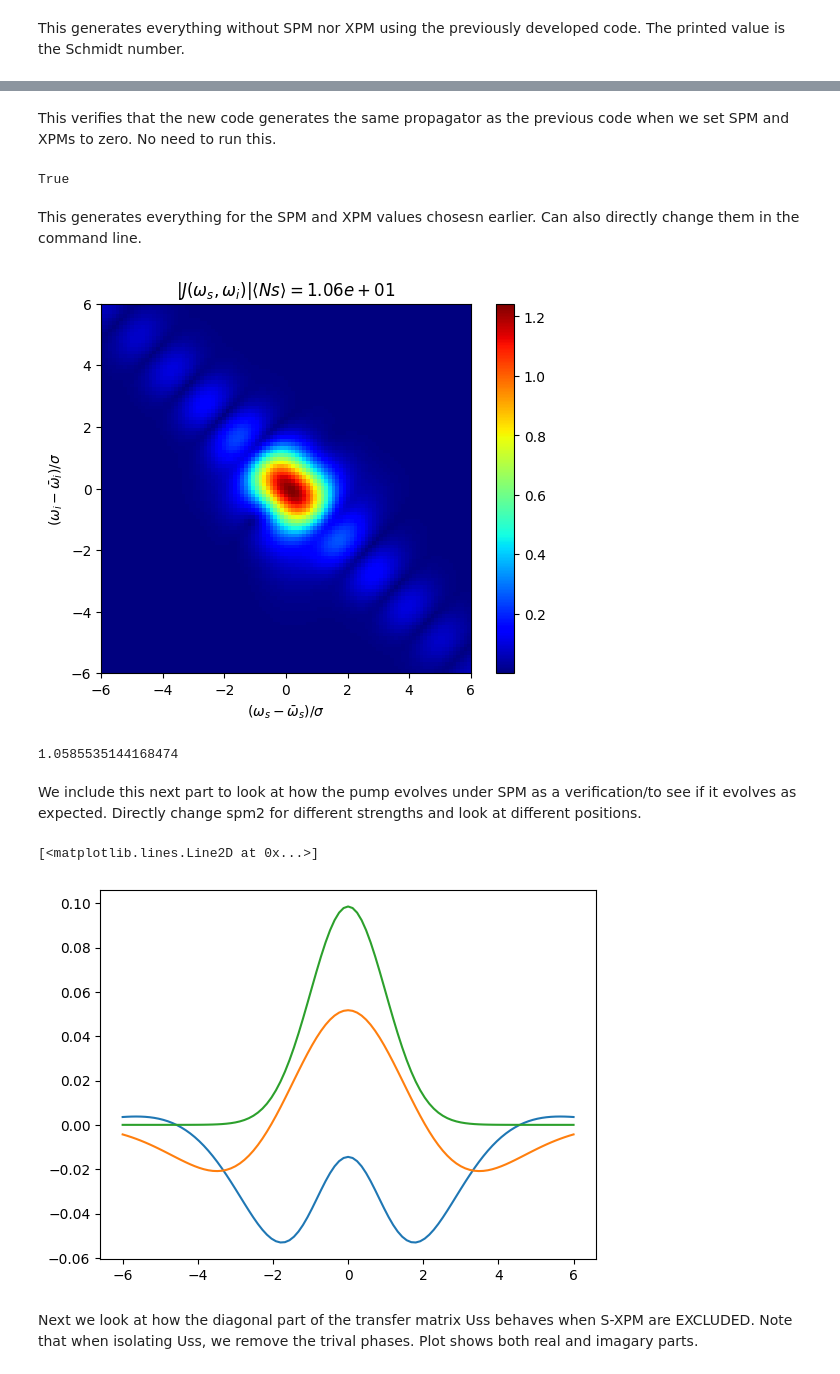
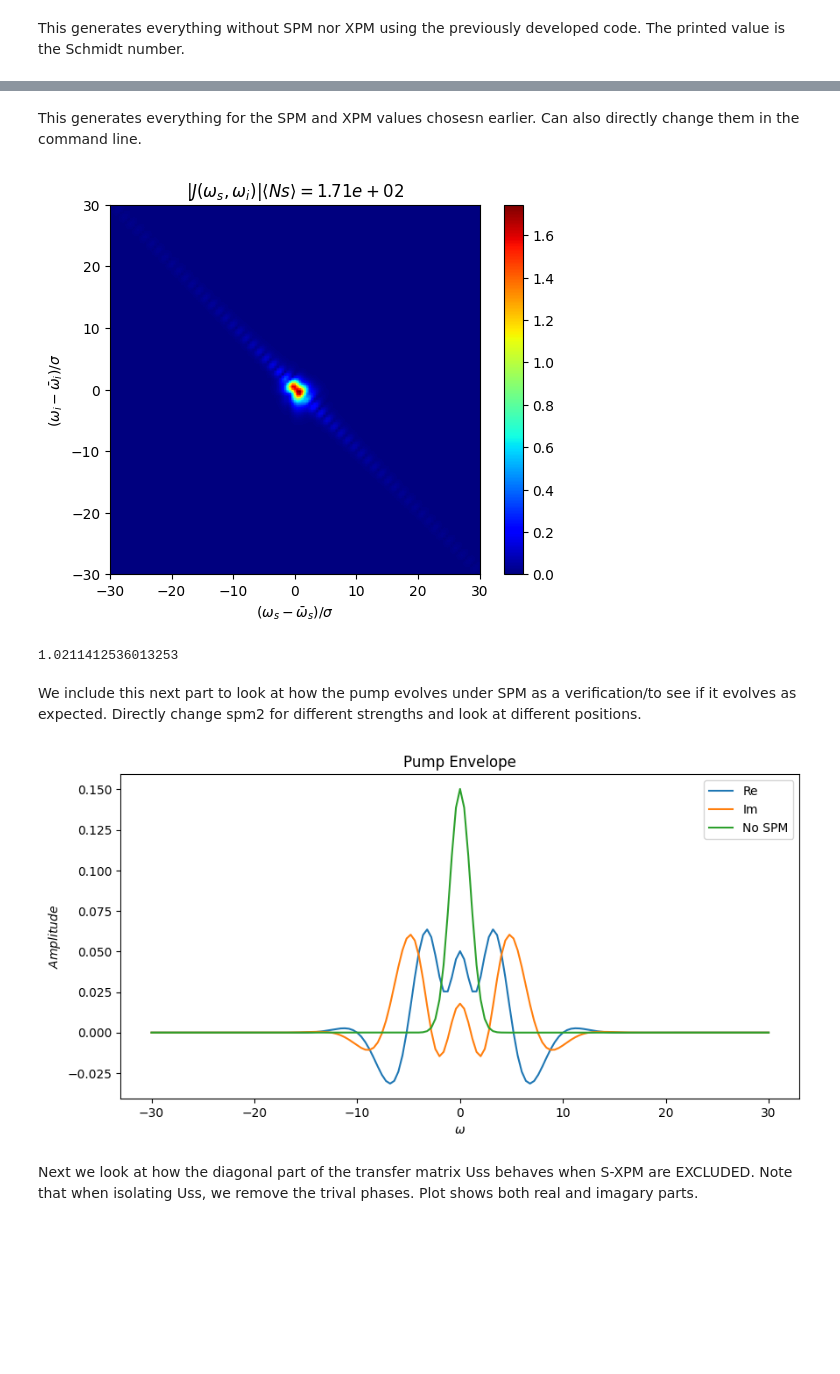
Before and after one commit to polyquantique/NeedALight, a Jupyter notebook: NeedALight/examples/example_sxpm.ipynb, the cells around one changed output, grey strips where cells are left out. Cells and saved outputs as stored; diff of their text form; code cells hidden in the pictures; blank space fills up the shorter version.

```diff
--- a/NeedALight/examples/example_sxpm.ipynb
+++ b/NeedALight/examples/example_sxpm.ipynb
@@ -8,7 +8,7 @@ Parameters and function definitions (pulse and energy density). Increasing the n
 # %%
 #Parameters for calculations
 
-N = 101  # Number of frequency values: Always choose a number ending in 1. That way you always have a frequency value = 0
+N = 151  # Number of frequency values: Always choose a number ending in 1. That way you always have a frequency value = 0
 Np = 0.04# Number of pump photons: Vary this to modify gain values 0.000002  0.0172
 vp = 0.1  # pump velocity
 l = 1.0  # amplification region length
@@ -28,9 +28,9 @@ def symmetric_v(vp, sig, l, a):
 
 vs, vi = symmetric_v(vp, sig, l, a)
 
-#Frequency values
-wi = -6
-wf = 6
+#Frequency values: Note the larger range, this is for SPM considerations
+wi = -30
+wf = 30
 dw = (wf - wi) / (N - 1)
 w = np.linspace(wi, wf, N)
 
@@ -73,18 +73,9 @@ print(K)
-# %% [markdown]
-This verifies that the new code generates the same propagator as the previous code when we set SPM and XPMs to zero. No need to run this.
-# %%
-#VErify that without S-X-PM we get the same thing as previous method.
-#Really only run for small w, otherwise it takes time.
-T2 = SXPM_prop(vs, vi, vp, 1, 0, 0, 0, pump, density, domain, w)
-np.allclose(T1,T2)
-# %% [output]
-True
 # %% [markdown]
 This generates everything for the SPM and XPM values chosesn earlier. Can also directly change them in the command line.
 # %%
 #Generating the JSA with S-X-PM
-T3 = SXPM_prop(vs, vi, vp, 1, spm, xpms, xpmi, pump, density, domain, w) #This generates the total propagator given a specific domain.
-J, Ns, K, M, Nums, Numi = JSA(T3, vs, vi, vp, l, w) #Generates the JSA as well as other relevant properties.
+T2 = SXPM_prop(vs, vi, vp, 1, spm, xpms, xpmi, pump, density, domain, w) #This generates the total propagator given a specific domain.
+J, Ns, K, M, Nums, Numi = JSA(T2, vs, vi, vp, l, w) #Generates the JSA as well as other relevant properties.
 
 #Generating plot of JSA
 fig, ax = plt.subplots()
@@ -96,21 +87,28 @@ plt.colorbar(im, orientation="vertical")
 plt.show()
 print(K)
 # %% [output]
-[figure, old version]
+[figure, new version]
-1.0585535144168474
+1.0211412536013253
 # %% [markdown]
 We include this next part to look at how the pump evolves under SPM as a verification/to see if it evolves as expected. Directly change spm2 for different strengths and look at different positions.
 # %%
 #Looking at the effects of SPM on the pump
 spm2=0.5
 pumpz = lambda x: expm( 1j * (spm2 * dw / vp ** 2) * (x-domain[0]) * density(-w +w[:,np.newaxis]))@pump(w)
-z=l/2
-plt.plot(w,np.real(pumpz(z)))
-plt.plot(w,np.imag(pumpz(z)))
-plt.plot(w,np.real(pump(w)))
+z=l/2  #position of interest, chosen et end of region.
+
+fig, ax1 = plt.subplots()
+fig.set_figwidth(10)
+ax1.plot(w,np.real(pumpz(z)), label='Re')
+ax1.plot(w,np.imag(pumpz(z)), label='Im')
+ax1.plot(w,np.real(pump(w)), label='No SPM')
+ax1.set_xlabel(r"$\omega$")
+ax1.set_ylabel(r"$Amplitude$")
+ax1.set_title(r"Pump Envelope")
+ax1.legend()
+plt.show()
 # %% [output]
-[<matplotlib.lines.Line2D at 0x...>]
-[figure, old version]
+[figure, new version]
 # %% [markdown]
 Next we look at how the diagonal part of the transfer matrix Uss behaves when S-XPM are EXCLUDED. Note that when isolating Uss, we remove the trival phases. Plot shows both real and imagary parts.
 # %%
```
Also changed, not shown: parts of 6 cells of this notebook, 1 other file.
